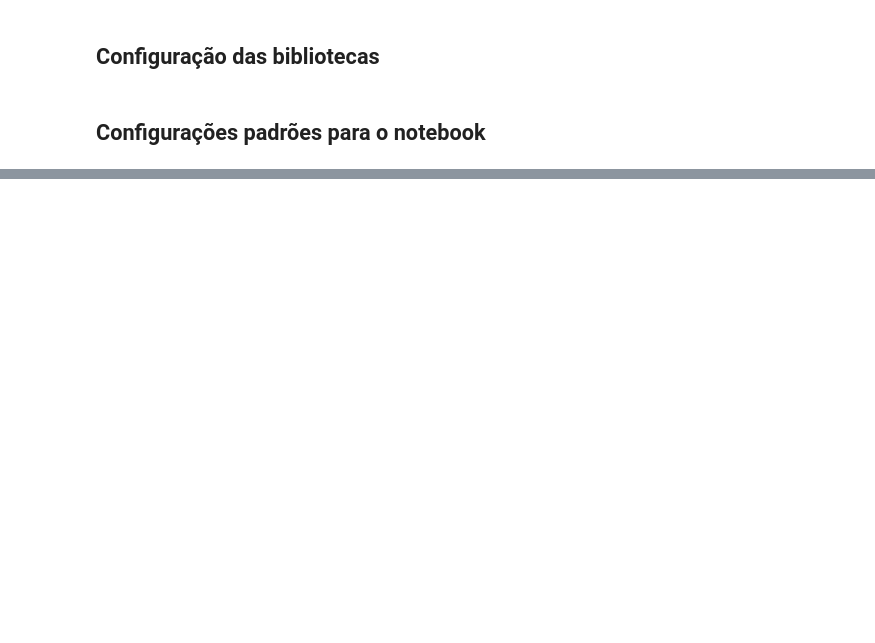
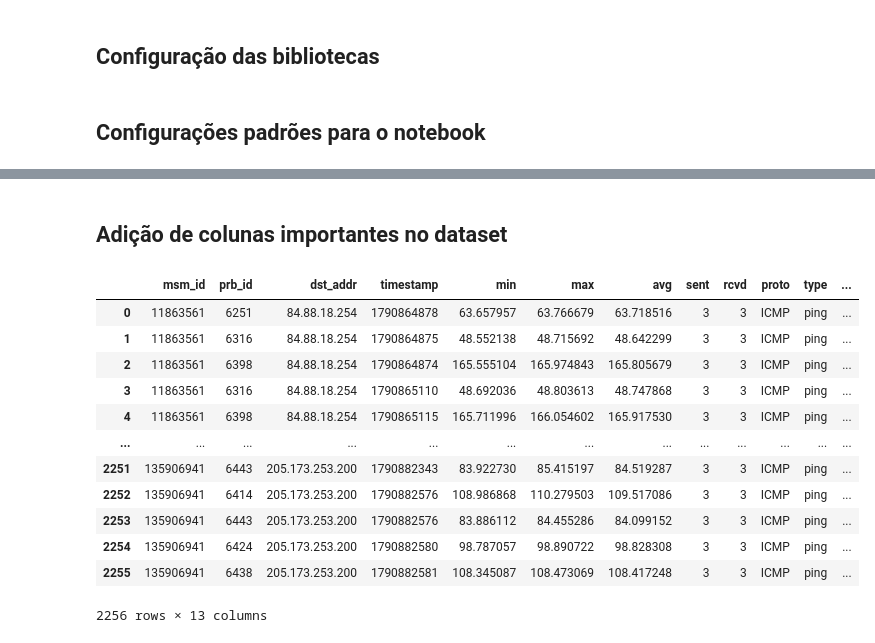
Before and after one commit to Rodrigo3441/netpulse-sistema-monitor-de-redes, a Jupyter notebook: notebooks/coleta_dados_com_pares_definidos.ipynb, the cells around one changed output, grey strips where cells are left out. Drawn from its saved outputs; the diff is of its cells as text; code cells hidden in the pictures; blank space fills up the shorter version.

```diff
--- a/notebooks/coleta_dados_com_pares_definidos.ipynb
+++ b/notebooks/coleta_dados_com_pares_definidos.ipynb
@@ -286,0 +641,55 @@ Resposta da API:  <Response [200]>
+# %% [markdown]
+## Adição de colunas importantes no dataset
+# %%
+# Mapa de tradução baseado nas probes que foram selecionadas
+probe_paises = {
+    6251: 'FI',
+    6316: 'IT',
+    6349: 'BR',
+    6398: 'MX',
+    6350: 'SE',
+    6370: 'JP',
+    6389: 'US',
+    6358: 'UG',
+    6382: 'GB',
+    6335: 'RU',
+    6372: 'DE',
+    6352: 'ES',
+    6328: 'PT',
+    6333: 'FR',
+    6364: 'DO',
+    6334: 'AT',
+    6342: 'NL',
+    6351: 'LV',
+    6414: 'UA',
+    6424: 'IT',
+    6443: 'FR',
+    6438: 'RS'
+}
+
+anchor_paises = {
+
+}
+
+for row in anchors.itertuples():
+    anchor_paises[f'{row.ip_v4}'] = row.country
+
+
+
+csv_dataframe['src_country'] = csv_dataframe['prb_id'].map(probe_paises)
+csv_dataframe['dst_country'] = csv_dataframe['dst_addr'].map(anchor_paises)
+display(csv_dataframe)
+# %% [output]
+|  | msm_id | prb_id | dst_addr | timestamp | min | max | avg | sent | rcvd | proto | type | ... |
+| 0 | 11863561 | 6251 | 84.88.18.254 | 1790864878 | 63.657957 | 63.766679 | 63.718516 | 3 | 3 | ICMP | ping | ... |
+| 1 | 11863561 | 6316 | 84.88.18.254 | 1790864875 | 48.552138 | 48.715692 | 48.642299 | 3 | 3 | ICMP | ping | ... |
+| 2 | 11863561 | 6398 | 84.88.18.254 | 1790864874 | 165.555104 | 165.974843 | 165.805679 | 3 | 3 | ICMP | ping | ... |
+| 3 | 11863561 | 6316 | 84.88.18.254 | 1790865110 | 48.692036 | 48.803613 | 48.747868 | 3 | 3 | ICMP | ping | ... |
+| 4 | 11863561 | 6398 | 84.88.18.254 | 1790865115 | 165.711996 | 166.054602 | 165.917530 | 3 | 3 | ICMP | ping | ... |
+| ... | ... | ... | ... | ... | ... | ... | ... | ... | ... | ... | ... | ... |
+| 2251 | 135906941 | 6443 | 205.173.253.200 | 1790882343 | 83.922730 | 85.415197 | 84.519287 | 3 | 3 | ICMP | ping | ... |
+| 2252 | 135906941 | 6414 | 205.173.253.200 | 1790882576 | 108.986868 | 110.279503 | 109.517086 | 3 | 3 | ICMP | ping | ... |
+| 2253 | 135906941 | 6443 | 205.173.253.200 | 1790882576 | 83.886112 | 84.455286 | 84.099152 | 3 | 3 | ICMP | ping | ... |
+| 2254 | 135906941 | 6424 | 205.173.253.200 | 1790882580 | 98.787057 | 98.890722 | 98.828308 | 3 | 3 | ICMP | ping | ... |
+| 2255 | 135906941 | 6438 | 205.173.253.200 | 1790882581 | 108.345087 | 108.473069 | 108.417248 | 3 | 3 | ICMP | ping | ... |
+2256 rows × 13 columns
```
Also changed, not shown: parts of 31 cells of this notebook.
